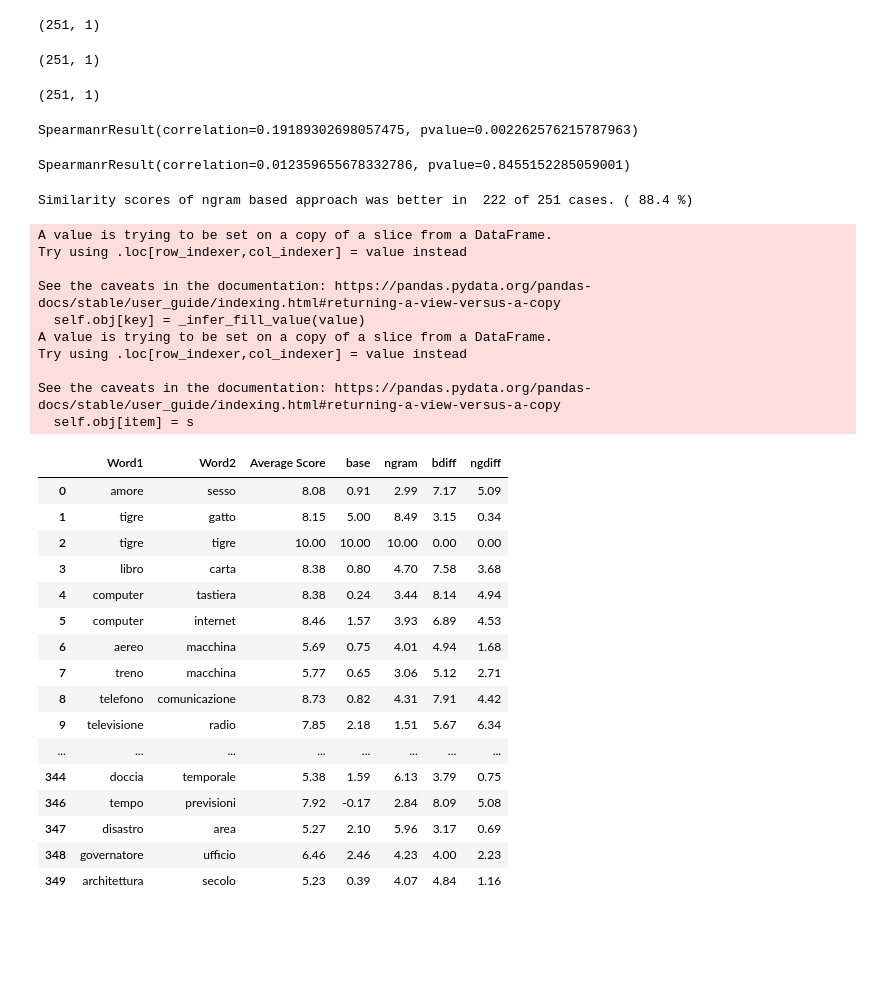
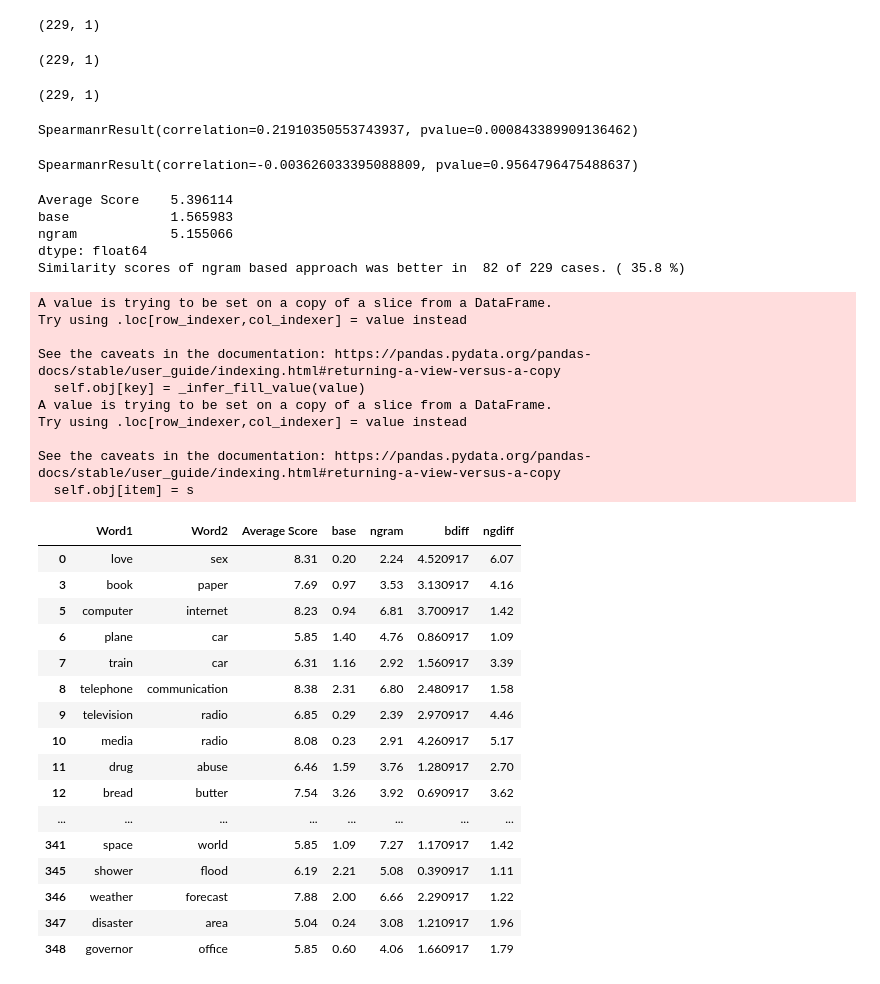
Before and after one commit to LyteFM/pytorch-sgns, a Jupyter notebook: Human_similarity_judgment.ipynb, the cells around one changed output. Drawn from its saved outputs; the diff is of its cells as text; code cells hidden in the pictures; blank space fills up the shorter version.

Commit message:
small investigations, demeaning of base scores

```diff
--- a/Human_similarity_judgment.ipynb
+++ b/Human_similarity_judgment.ipynb
@@ -10,7 +10,7 @@ from operator import itemgetter
 from sklearn.metrics.pairwise import cosine_similarity
 # %%
 data_dir = 'data'
-lan = 'it'
+lan = 'en' # 'en', 'it', 'de'
 wsd_dir = 'WS353'
 # %%
 # Word similarity dataset WS353
@@ -114,80 +114,90 @@ for i, pair in enumerate(pair_of_words):
         pair_of_words_idx.append([-1,-1])
 # %%
 train_score = []
+add = .0
 # for pair in pair_of_words_idx:
 for pair in common_pairs_idx:
-    train_score.append(cosine_similarity(idx2vec[pair[0]].reshape(1,-1), idx2vec[pair[1]].reshape(1,-1)).item())
+    val = cosine_similarity(idx2vec[pair[0]].reshape(1,-1), idx2vec[pair[1]].reshape(1,-1)).item()
+    train_score.append(max(0,min(val+add, 1)))
 train_score = np.array(train_score).reshape(-1,1)
 train_score.shape
 # %% [output]
-(251, 1)
+(229, 1)
 # %%
 train_score_ngrams = []
 #for pair in pair_of_words_idx:
 for pair in common_pairs_idx:
-    train_score_ngrams.append(cosine_similarity(idx2vec_ngrams[pair[0]].reshape(1,-1), idx2vec_ngrams[pair[1]].reshape(1,-1)).item())
+    val = cosine_similarity(idx2vec_ngrams[pair[0]].reshape(1,-1), idx2vec_ngrams[pair[1]].reshape(1,-1)).item()
+    train_score_ngrams.append(max(0,val))
 train_score_ngrams = np.array(train_score_ngrams).reshape(-1,1)
 train_score_ngrams.shape
 # %% [output]
-(251, 1)
+(229, 1)
 # %%
 common_sim = sim_ds.iloc[common_is]
 sim_score = common_sim['Average Score'].values.reshape(-1,1)
 sim_score.shape
 # %% [output]
-(251, 1)
+(229, 1)
 # %%
 from scipy.stats import spearmanr
 # %%
 spearmanr(sim_score, train_score)
 # %% [output]
-SpearmanrResult(correlation=0.19189302698057475, pvalue=0.002262576215787963)
+SpearmanrResult(correlation=0.21910350553743937, pvalue=0.000843389909136462)
 # %%
 spearmanr(sim_score, train_score_ngrams)
 # %% [output]
-SpearmanrResult(correlation=0.012359655678332786, pvalue=0.8455152285059001)
+SpearmanrResult(correlation=-0.003626033395088809, pvalue=0.9564796475488637)
 # %%
 # let's have a look - which words are actually correlated according to the rank?
 # and which are not?
 # note: if there was perfect correspondence, model score * 10 would be the avg score
 common_sim.loc[:,'base'] = np.round(train_score * 10, 2)
 common_sim.loc[:,'ngram'] = np.round(train_score_ngrams * 10, 2)
-common_sim.loc[:, 'bdiff'] = np.abs(common_sim['Average Score'] - common_sim['base'])
+means = common_sim.mean(axis=0)[['Average Score', 'base', 'ngram']]
+print(means)
+
+common_sim.loc[:, 'bdiff'] = np.abs(common_sim['Average Score'] - (common_sim['base']+means['ngram']-means['base']))
 common_sim.loc[:, 'ngdiff'] = np.abs(common_sim['Average Score'] - common_sim['ngram'])
 ngram_better = (common_sim['bdiff'] > common_sim['ngdiff']).sum()
 print('Similarity scores of ngram based approach was better in ', ngram_better, 'of', len(common_sim),
       'cases. (', 100*round(ngram_better/len(common_sim), 3), '%)')
 pd.set_option('display.max_rows', None)
 common_sim[['Word1', 'Word2', 'Average Score', 'base', 'ngram', 'bdiff', 'ngdiff']]
 # %% [output]
-Similarity scores of ngram based approach was better in  222 of 251 cases. ( 88.4 %)
+Average Score    5.396114
+base             1.565983
+ngram            5.155066
+dtype: float64
+Similarity scores of ngram based approach was better in  82 of 229 cases. ( 35.8 %)
 A value is trying to be set on a copy of a slice from a DataFrame.
 Try using .loc[row_indexer,col_indexer] = value instead
 
 See the caveats in the documentation: https://pandas.pydata.org/pandas-docs/stable/user_guide/indexing.html#returning-a-view-versus-a-copy
   self.obj[key] = _infer_fill_value(value)
 A value is trying to be set on a copy of a slice from a DataFrame.
 Try using .loc[row_indexer,col_indexer] = value instead
 
 See the caveats in the documentation: https://pandas.pydata.org/pandas-docs/stable/user_guide/indexing.html#returning-a-view-versus-a-copy
   self.obj[item] = s
 |  | Word1 | Word2 | Average Score | base | ngram | bdiff | ngdiff |
-| 0 | amore | sesso | 8.08 | 0.91 | 2.99 | 7.17 | 5.09 |
-| 1 | tigre | gatto | 8.15 | 5.00 | 8.49 | 3.15 | 0.34 |
-| 2 | tigre | tigre | 10.00 | 10.00 | 10.00 | 0.00 | 0.00 |
-| 3 | libro | carta | 8.38 | 0.80 | 4.70 | 7.58 | 3.68 |
-| 4 | computer | tastiera | 8.38 | 0.24 | 3.44 | 8.14 | 4.94 |
-| 5 | computer | internet | 8.46 | 1.57 | 3.93 | 6.89 | 4.53 |
-| 6 | aereo | macchina | 5.69 | 0.75 | 4.01 | 4.94 | 1.68 |
-| 7 | treno | macchina | 5.77 | 0.65 | 3.06 | 5.12 | 2.71 |
-| 8 | telefono | comunicazione | 8.73 | 0.82 | 4.31 | 7.91 | 4.42 |
-| 9 | televisione | radio | 7.85 | 2.18 | 1.51 | 5.67 | 6.34 |
+| 0 | love | sex | 8.31 | 0.20 | 2.24 | 4.520917 | 6.07 |
+| 3 | book | paper | 7.69 | 0.97 | 3.53 | 3.130917 | 4.16 |
+| 5 | computer | internet | 8.23 | 0.94 | 6.81 | 3.700917 | 1.42 |
+| 6 | plane | car | 5.85 | 1.40 | 4.76 | 0.860917 | 1.09 |
+| 7 | train | car | 6.31 | 1.16 | 2.92 | 1.560917 | 3.39 |
+| 8 | telephone | communication | 8.38 | 2.31 | 6.80 | 2.480917 | 1.58 |
+| 9 | television | radio | 6.85 | 0.29 | 2.39 | 2.970917 | 4.46 |
+| 10 | media | radio | 8.08 | 0.23 | 2.91 | 4.260917 | 5.17 |
+| 11 | drug | abuse | 6.46 | 1.59 | 3.76 | 1.280917 | 2.70 |
+| 12 | bread | butter | 7.54 | 3.26 | 3.92 | 0.690917 | 3.62 |
 | ... | ... | ... | ... | ... | ... | ... | ... |
-| 344 | doccia | temporale | 5.38 | 1.59 | 6.13 | 3.79 | 0.75 |
-| 346 | tempo | previsioni | 7.92 | -0.17 | 2.84 | 8.09 | 5.08 |
-| 347 | disastro | area | 5.27 | 2.10 | 5.96 | 3.17 | 0.69 |
-| 348 | governatore | ufficio | 6.46 | 2.46 | 4.23 | 4.00 | 2.23 |
-| 349 | architettura | secolo | 5.23 | 0.39 | 4.07 | 4.84 | 1.16 |
+| 341 | space | world | 5.85 | 1.09 | 7.27 | 1.170917 | 1.42 |
+| 345 | shower | flood | 6.19 | 2.21 | 5.08 | 0.390917 | 1.11 |
+| 346 | weather | forecast | 7.88 | 2.00 | 6.66 | 2.290917 | 1.22 |
+| 347 | disaster | area | 5.04 | 0.24 | 3.08 | 1.210917 | 1.96 |
+| 348 | governor | office | 5.85 | 0.60 | 4.06 | 1.660917 | 1.79 |
 # %%
 # how much better? And in which cases did it fail?
 much_worse = common_sim[common_sim['bdiff'] < common_sim['ngdiff'] - 3]
```
Also changed, not shown: parts of 4 cells of this notebook, 1 other file.
